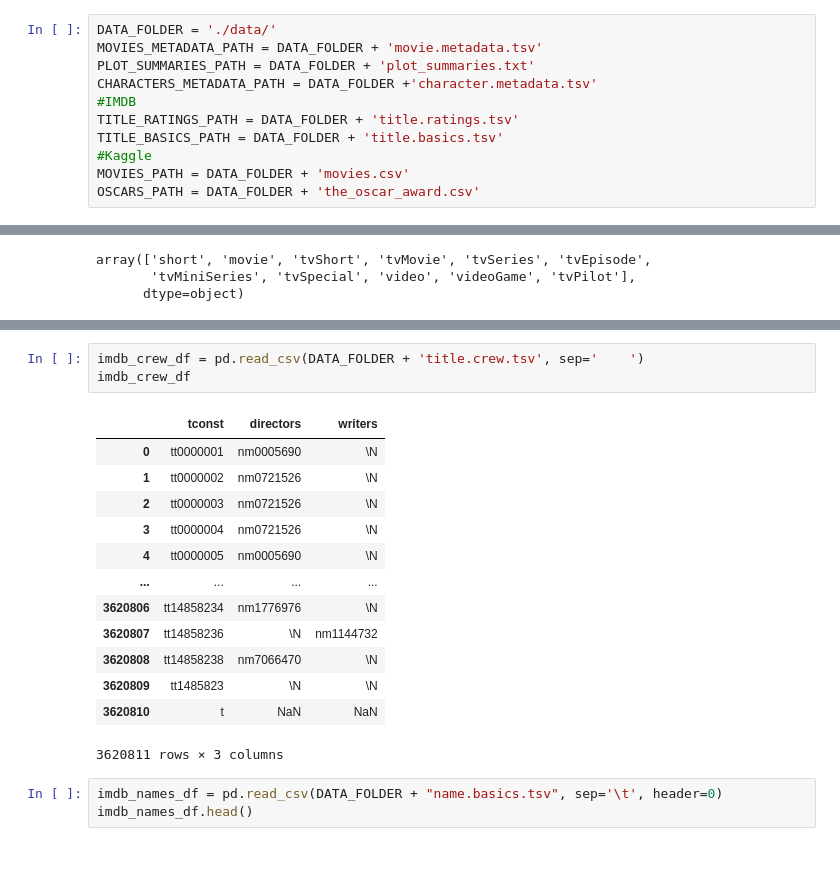
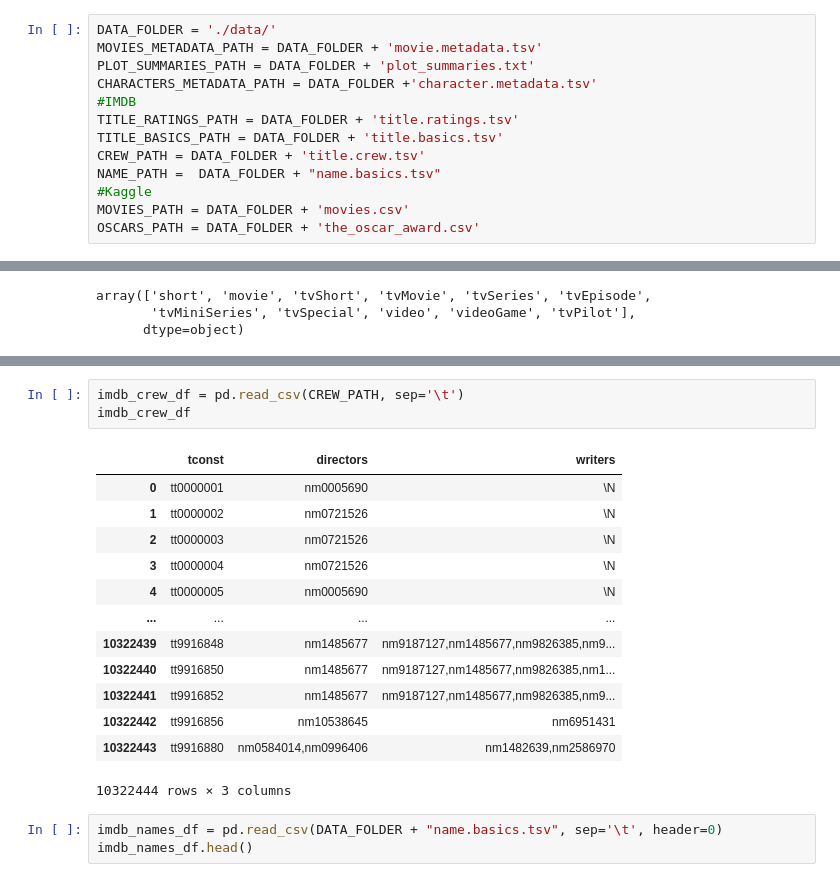
Before and after one commit to epfl-ada/ada-2023-project-cedars10452, a Jupyter notebook: Untitled.ipynb, the cells around one changed output, grey strips where cells are left out. Saved outputs shown, nothing was run; the diff lists cells and outputs as text.

```diff
--- a/Untitled.ipynb
+++ b/Untitled.ipynb
@@ -34,6 +39,8 @@ CHARACTERS_METADATA_PATH = DATA_FOLDER +'character.metadata.tsv'
 #IMDB
 TITLE_RATINGS_PATH = DATA_FOLDER + 'title.ratings.tsv'
 TITLE_BASICS_PATH = DATA_FOLDER + 'title.basics.tsv'
+CREW_PATH = DATA_FOLDER + 'title.crew.tsv'
+NAME_PATH =  DATA_FOLDER + "name.basics.tsv"
 #Kaggle
 MOVIES_PATH = DATA_FOLDER + 'movies.csv'
 OSCARS_PATH = DATA_FOLDER + 'the_oscar_award.csv'
@@ -213,20 +238,20 @@ imdb_basics_df
 # %%
-imdb_crew_df = pd.read_csv(DATA_FOLDER + 'title.crew.tsv', sep='	')
+imdb_crew_df = pd.read_csv(CREW_PATH, sep='\t')
 imdb_crew_df
 # %% [output]
 |  | tconst | directors | writers |
 | 0 | tt0000001 | nm0005690 | \N |
 | 1 | tt0000002 | nm0721526 | \N |
 | 2 | tt0000003 | nm0721526 | \N |
 | 3 | tt0000004 | nm0721526 | \N |
 | 4 | tt0000005 | nm0005690 | \N |
 | ... | ... | ... | ... |
-| 3620806 | tt14858234 | nm1776976 | \N |
-| 3620807 | tt14858236 | \N | nm1144732 |
-| 3620808 | tt14858238 | nm7066470 | \N |
-| 3620809 | tt1485823 | \N | \N |
-| 3620810 | t | NaN | NaN |
+| 10322439 | tt9916848 | nm1485677 | nm9187127,nm1485677,nm9826385,nm9... |
+| 10322440 | tt9916850 | nm1485677 | nm9187127,nm1485677,nm9826385,nm1... |
+| 10322441 | tt9916852 | nm1485677 | nm9187127,nm1485677,nm9826385,nm9... |
+| 10322442 | tt9916856 | nm10538645 | nm6951431 |
+| 10322443 | tt9916880 | nm0584014,nm0996406 | nm1482639,nm2586970 |
-3620811 rows × 3 columns
+10322444 rows × 3 columns
 # %%
 imdb_names_df = pd.read_csv(DATA_FOLDER + "name.basics.tsv", sep='\t', header=0)
 imdb_names_df.head()
```
Also changed, not shown: parts of 70 cells of this notebook.
